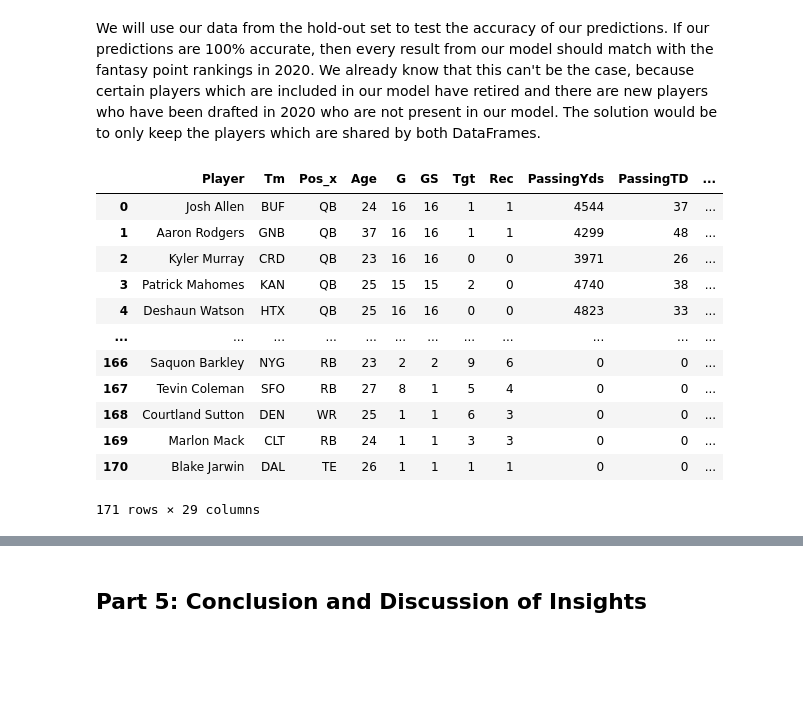
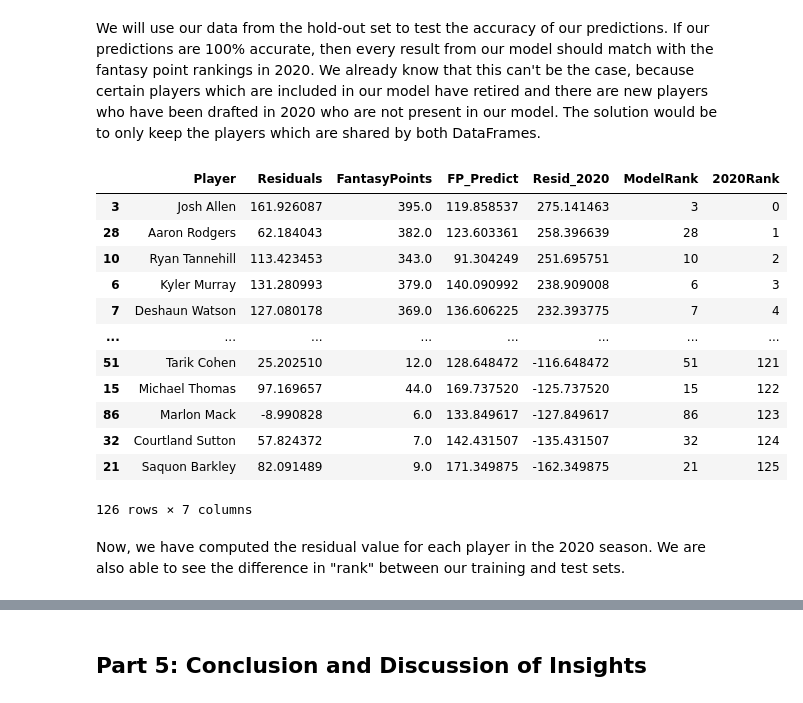
Before and after one commit to jwelsh8/jwelsh8.github.io, a Jupyter notebook: FFB_Tutorial.ipynb, the cells around one changed output, grey strips where cells are left out. Drawn from its saved outputs; the diff is of its cells as text; code cells hidden in the pictures; blank space fills up the shorter version.

```diff
--- a/FFB_Tutorial.ipynb
+++ b/FFB_Tutorial.ipynb
@@ -484,21 +367,0 @@ def is_above_regression(x,y,a,b):
-# %%
-above_list = []
-below_list = []
-for year_df in all_years_df:
-  #Apply this function to our DataFrame
-  above_index_list = []
-  below_index_list = []
-  index = 0
-
-  for i, row in year_df.iterrows():
-    if is_above_regression(row['Overall'],row['FantasyPoints'],a,b):
-      above_index_list.append(index)
-    else:
-      below_index_list.append(index)
-    index += 1
-
-  above_df = year_df.iloc[above_index_list]
-  below_df = year_df.iloc[below_index_list]
-
-  above_list.append(above_df)
-  below_list.append(below_df)
@@ -572,6 +400,6 @@ for player, group in prediction_df.groupby('Player'):
 rank = [i for i in range(0,len(norms))]
 value_df = pd.DataFrame(list(zip(names, norms)), columns =['Player', 'Residuals'])
 value_df = value_df.sort_values('Residuals', ascending=False)
-value_df['Rank'] = rank
+#value_df['ModelRank'] = rank
 value_df
 # %% [output]
@@ -599,32 +427,50 @@ We will use our data from the hold-out set to test the accuracy of our predictio
 # %%
 #Read in validation set
 validation_df = get_yearly_data(2020)
 validation_df = validation_df.sort_values('FantasyPoints',ascending=False)
 
 #Add ADP to validation set
 adp_df = get_adp_by_year(2020)
 validation_df = validation_df.merge(adp_df,on='Player',how='inner')
 #validation_df
 
 #Compute residuals in the validation set
 b,a = np.polyfit(list(validation_df['Overall']),list(validation_df['FantasyPoints']),deg=1)
 
 validation_df = validation_df.assign(FP_Predict = lambda x: (a + b*x['Overall']))
-validation_df = validation_df.assign(Resid = lambda x: (x['FantasyPoints'] - x['FP_Predict']))
+validation_df = validation_df.assign(Resid_2020 = lambda x: (x['FantasyPoints'] - x['FP_Predict']))
 
-#total_df = value_df.merge(validation_df,on='Player',how='inner')
-#total_df
+#validation_df['2020Rank']
+
+total_df = value_df.merge(validation_df,on='Player',how='inner')
+drop_list = ['Tm','Pos_x','Age','G','GS','Tgt','Rec','PassingYds',
+             'PassingTD','PassingAtt','RushingYds','RushingTD',
+             'RushingAtt','ReceivingYds','ReceivingTD','Int','Fumbles',
+             'FumblesLost','#','Pick','Pos_y','Team','Overall','StdDev','High','Low','TimesDrafted']
+
+
+total_df.drop(columns=drop_list,inplace=True)
+
+#Create ranking metrics
+rank = [i for i in range(0,len(total_df))]
+total_df = total_df.sort_values('Residuals',ascending=False)
+total_df['ModelRank'] = rank
+total_df = total_df.sort_values('Resid_2020',ascending=False)
+total_df['2020Rank'] = rank
+total_df
 # %% [output]
-|  | Player | Tm | Pos_x | Age | G | GS | Tgt | Rec | PassingYds | PassingTD | ... |
-| 0 | Josh Allen | BUF | QB | 24 | 16 | 16 | 1 | 1 | 4544 | 37 | ... |
-| 1 | Aaron Rodgers | GNB | QB | 37 | 16 | 16 | 1 | 1 | 4299 | 48 | ... |
-| 2 | Kyler Murray | CRD | QB | 23 | 16 | 16 | 0 | 0 | 3971 | 26 | ... |
-| 3 | Patrick Mahomes | KAN | QB | 25 | 15 | 15 | 2 | 0 | 4740 | 38 | ... |
-| 4 | Deshaun Watson | HTX | QB | 25 | 16 | 16 | 0 | 0 | 4823 | 33 | ... |
-| ... | ... | ... | ... | ... | ... | ... | ... | ... | ... | ... | ... |
-| 166 | Saquon Barkley | NYG | RB | 23 | 2 | 2 | 9 | 6 | 0 | 0 | ... |
-| 167 | Tevin Coleman | SFO | RB | 27 | 8 | 1 | 5 | 4 | 0 | 0 | ... |
-| 168 | Courtland Sutton | DEN | WR | 25 | 1 | 1 | 6 | 3 | 0 | 0 | ... |
-| 169 | Marlon Mack | CLT | RB | 24 | 1 | 1 | 3 | 3 | 0 | 0 | ... |
-| 170 | Blake Jarwin | DAL | TE | 26 | 1 | 1 | 1 | 1 | 0 | 0 | ... |
+|  | Player | Residuals | FantasyPoints | FP_Predict | Resid_2020 | ModelRank | 2020Rank |
+| 3 | Josh Allen | 161.926087 | 395.0 | 119.858537 | 275.141463 | 3 | 0 |
+| 28 | Aaron Rodgers | 62.184043 | 382.0 | 123.603361 | 258.396639 | 28 | 1 |
+| 10 | Ryan Tannehill | 113.423453 | 343.0 | 91.304249 | 251.695751 | 10 | 2 |
+| 6 | Kyler Murray | 131.280993 | 379.0 | 140.090992 | 238.909008 | 6 | 3 |
+| 7 | Deshaun Watson | 127.080178 | 369.0 | 136.606225 | 232.393775 | 7 | 4 |
+| ... | ... | ... | ... | ... | ... | ... | ... |
+| 51 | Tarik Cohen | 25.202510 | 12.0 | 128.648472 | -116.648472 | 51 | 121 |
+| 15 | Michael Thomas | 97.169657 | 44.0 | 169.737520 | -125.737520 | 15 | 122 |
+| 86 | Marlon Mack | -8.990828 | 6.0 | 133.849617 | -127.849617 | 86 | 123 |
+| 32 | Courtland Sutton | 57.824372 | 7.0 | 142.431507 | -135.431507 | 32 | 124 |
+| 21 | Saquon Barkley | 82.091489 | 9.0 | 171.349875 | -162.349875 | 21 | 125 |
-171 rows × 29 columns
+126 rows × 7 columns
+# %% [markdown]
+Now, we have computed the residual value for each player in the 2020 season. We are also able to see the difference in "rank" between our training and test sets.
```
Also changed, not shown: parts of 41 cells of this notebook, 1 other file.
